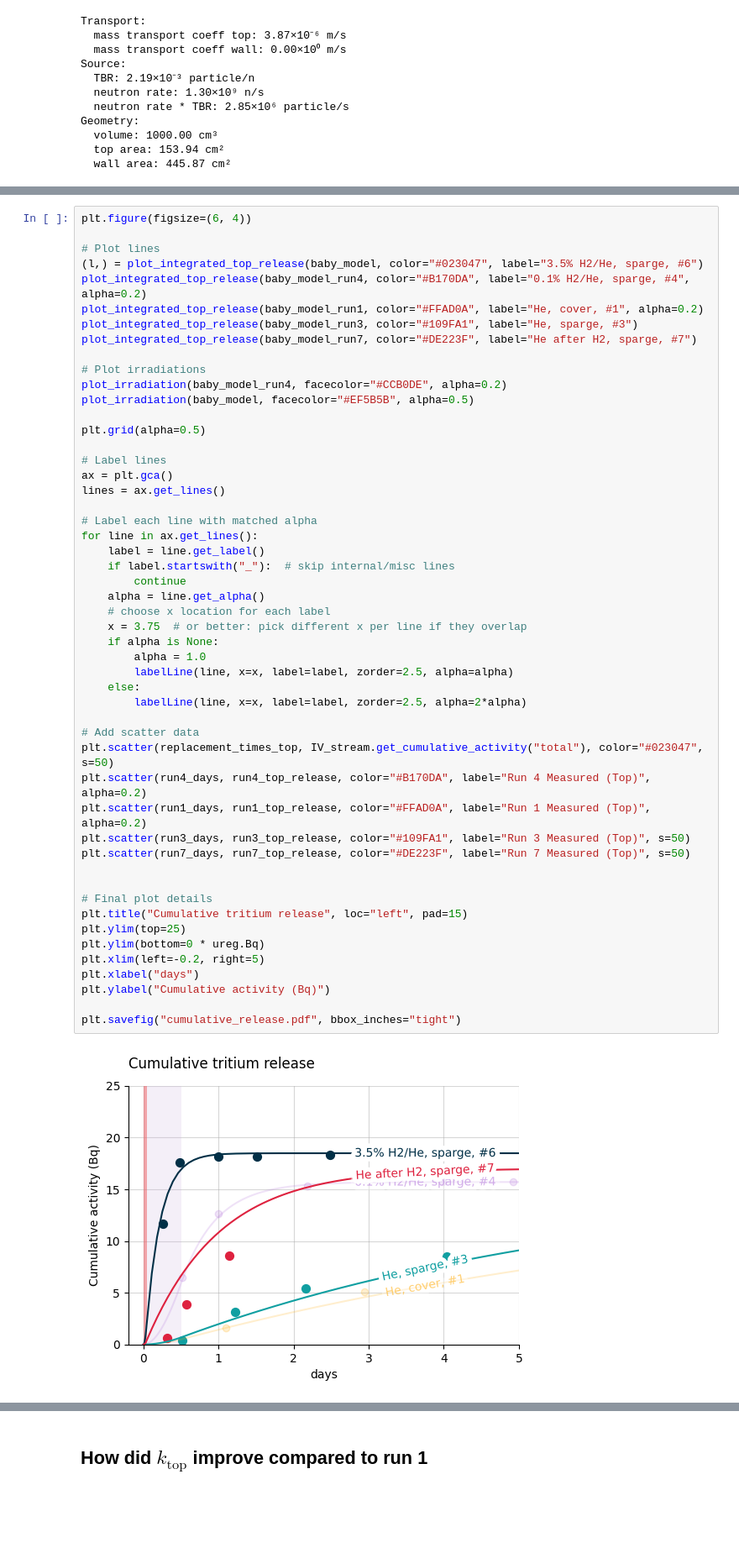
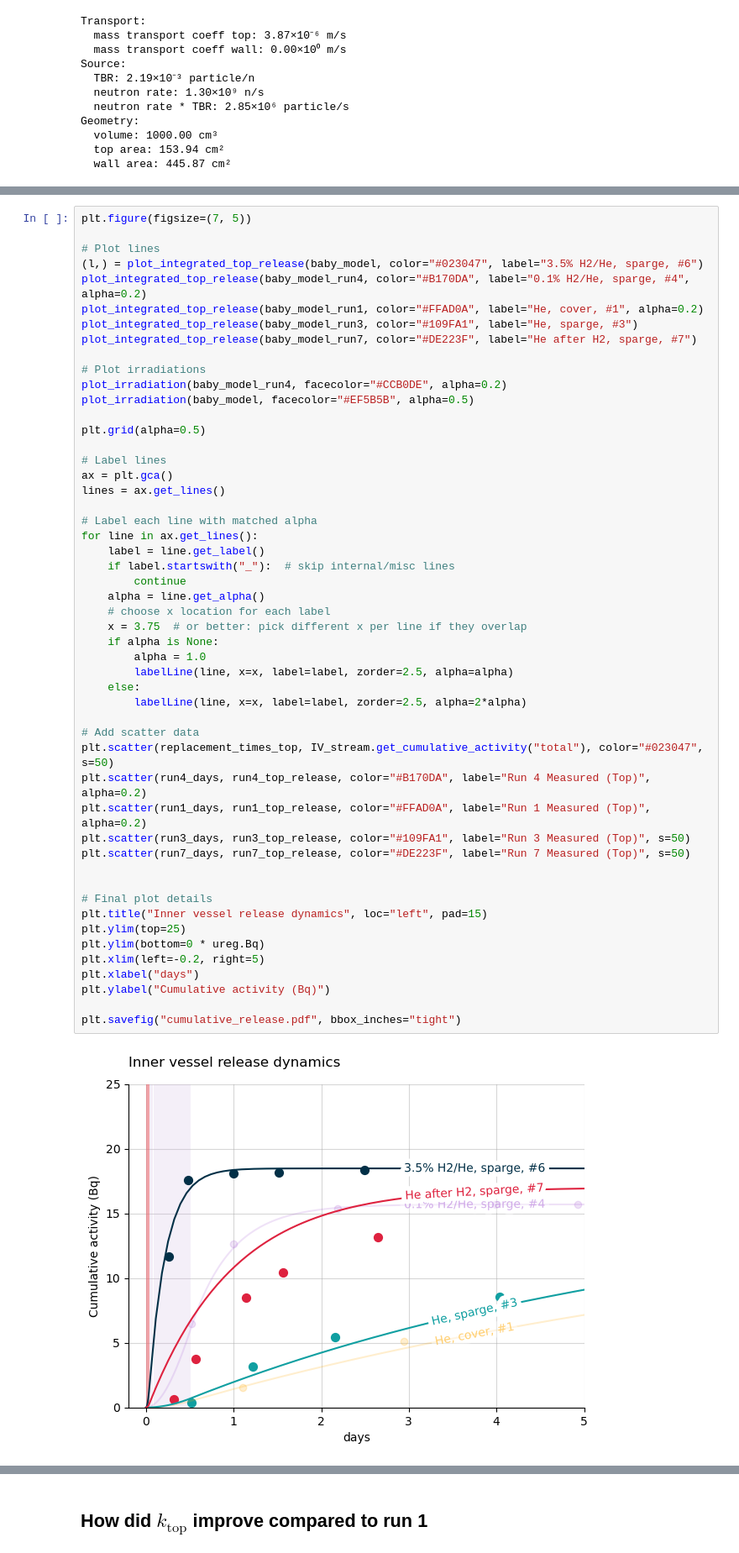
Before and after one commit to veliki-filozof/BABY-1L-run-6, a Jupyter notebook: analysis/tritium/tritium_model_mixrun.ipynb, the cells around one changed output, grey strips where cells are left out. Shown at 84% size. Cells and saved outputs as stored; diff of their text form; blank space fills up the shorter version.

```diff
--- a/analysis/tritium/tritium_model_mixrun.ipynb
+++ b/analysis/tritium/tritium_model_mixrun.ipynb
@@ -328,5 +365,5 @@ plt.savefig("cumulative_release.pdf", bbox_inches="tight")
 # %%
-plt.figure(figsize=(6, 4))
+plt.figure(figsize=(7, 5))
 
 # Plot lines
 (l,) = plot_integrated_top_release(baby_model, color="#023047", label="3.5% H2/He, sparge, #6")
@@ -349,35 +386,35 @@ lines = ax.get_lines()
 for line in ax.get_lines():
     label = line.get_label()
     if label.startswith("_"):  # skip internal/misc lines
         continue
     alpha = line.get_alpha()
     # choose x location for each label
     x = 3.75  # or better: pick different x per line if they overlap
     if alpha is None:
         alpha = 1.0
         labelLine(line, x=x, label=label, zorder=2.5, alpha=alpha)
     else:
         labelLine(line, x=x, label=label, zorder=2.5, alpha=2*alpha)
 
 # Add scatter data
 plt.scatter(replacement_times_top, IV_stream.get_cumulative_activity("total"), color="#023047", s=50)
 plt.scatter(run4_days, run4_top_release, color="#B170DA", label="Run 4 Measured (Top)", alpha=0.2)
 plt.scatter(run1_days, run1_top_release, color="#FFAD0A", label="Run 1 Measured (Top)", alpha=0.2)
 plt.scatter(run3_days, run3_top_release, color="#109FA1", label="Run 3 Measured (Top)", s=50)
 plt.scatter(run7_days, run7_top_release, color="#DE223F", label="Run 7 Measured (Top)", s=50)
 
 
 # Final plot details
-plt.title("Cumulative tritium release", loc="left", pad=15)
+plt.title("Inner vessel release dynamics", loc="left", pad=15)
 plt.ylim(top=25)
 plt.ylim(bottom=0 * ureg.Bq)
 plt.xlim(left=-0.2, right=5)
 plt.xlabel("days")
 plt.ylabel("Cumulative activity (Bq)")
 
 plt.savefig("cumulative_release.pdf", bbox_inches="tight")
 # %% [output]
-[figure, old version]
+[figure, new version]
 # %%
 plt.figure(figsize=(6, 4))
 (l,) = plot_integrated_wall_release(baby_model, color="tab:green", label="Wall")
```
Also changed, not shown: parts of 6 cells of this notebook.
